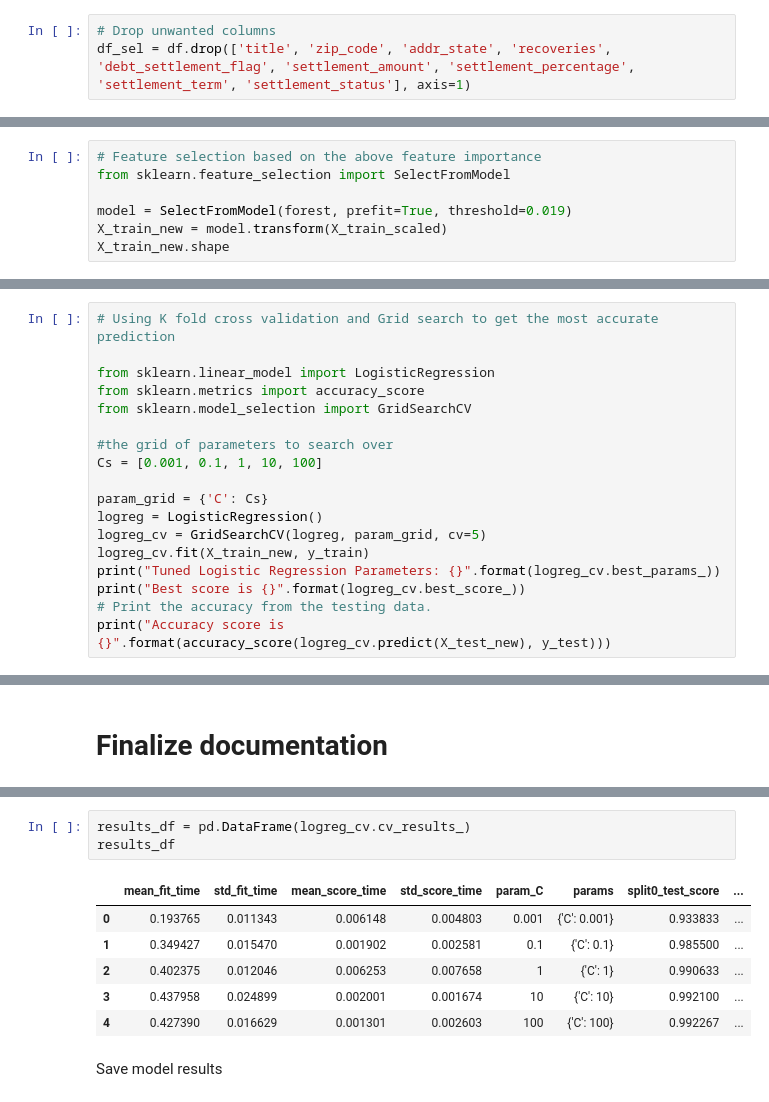
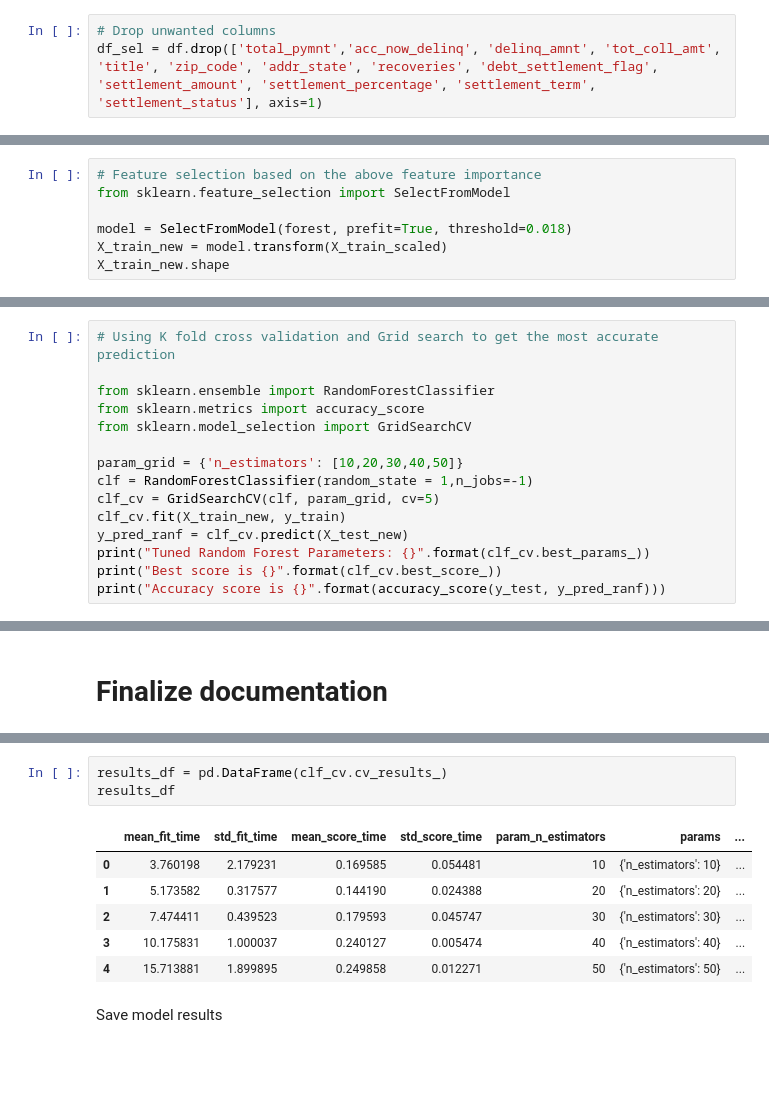
Before and after one commit to sudkpa/SB_DS, a Jupyter notebook: Career_Track/Capstone_Two/Documentation/Cap2_Notebook_stepsix.ipynb, the cells around one changed output, grey strips where cells are left out. Drawn from its saved outputs; the diff is of its cells as text; blank space fills up the shorter version.

```diff
--- a/Career_Track/Capstone_Two/Documentation/Cap2_Notebook_stepsix.ipynb
+++ b/Career_Track/Capstone_Two/Documentation/Cap2_Notebook_stepsix.ipynb
@@ -43,7 +43,7 @@ df.shape
 (2150627, 87)
 # %%
 # Drop unwanted columns
-df_sel = df.drop(['title', 'zip_code', 'addr_state', 'recoveries', 'debt_settlement_flag', 'settlement_amount', 'settlement_percentage', 'settlement_term', 'settlement_status'], axis=1)
+df_sel = df.drop(['total_pymnt','acc_now_delinq', 'delinq_amnt', 'tot_coll_amt', 'title', 'zip_code', 'addr_state', 'recoveries', 'debt_settlement_flag', 'settlement_amount', 'settlement_percentage', 'settlement_term', 'settlement_status'], axis=1)
 # %%
 # Drop irrelevant loan_status
 
@@ -197,7 +197,7 @@ plt.show()
 # Feature selection based on the above feature importance
 from sklearn.feature_selection import SelectFromModel
 
-model = SelectFromModel(forest, prefit=True, threshold=0.019)
+model = SelectFromModel(forest, prefit=True, threshold=0.018)
 X_train_new = model.transform(X_train_scaled)
 X_train_new.shape
 # %% [output]
@@ -229,19 +241,16 @@ term_ 60 months
 # %%
 # Using K fold cross validation and Grid search to get the most accurate prediction
 
-from sklearn.linear_model import LogisticRegression
+from sklearn.ensemble import RandomForestClassifier
 from sklearn.metrics import accuracy_score
 from sklearn.model_selection import GridSearchCV
 
-#the grid of parameters to search over
-Cs = [0.001, 0.1, 1, 10, 100]
-
-param_grid = {'C': Cs}
-logreg = LogisticRegression()
-logreg_cv = GridSearchCV(logreg, param_grid, cv=5)
-logreg_cv.fit(X_train_new, y_train)
-print("Tuned Logistic Regression Parameters: {}".format(logreg_cv.best_params_))
-print("Best score is {}".format(logreg_cv.best_score_))
-# Print the accuracy from the testing data.
-print("Accuracy score is {}".format(accuracy_score(logreg_cv.predict(X_test_new), y_test)))
+param_grid = {'n_estimators': [10,20,30,40,50]}
+clf = RandomForestClassifier(random_state = 1,n_jobs=-1)
+clf_cv = GridSearchCV(clf, param_grid, cv=5)
+clf_cv.fit(X_train_new, y_train)
+y_pred_ranf = clf_cv.predict(X_test_new)
+print("Tuned Random Forest Parameters: {}".format(clf_cv.best_params_))
+print("Best score is {}".format(clf_cv.best_score_))
+print("Accuracy score is {}".format(accuracy_score(y_test, y_pred_ranf)))
 # %% [output]
@@ -375,15 +383,15 @@ logreg_cv.best_index_
 # %% [output]
 4
 # %%
-results_df = pd.DataFrame(logreg_cv.cv_results_)
+results_df = pd.DataFrame(clf_cv.cv_results_)
 results_df
 # %% [output]
-|  | mean_fit_time | std_fit_time | mean_score_time | std_score_time | param_C | params | split0_test_score | ... |
-| 0 | 0.193765 | 0.011343 | 0.006148 | 0.004803 | 0.001 | {'C': 0.001} | 0.933833 | ... |
-| 1 | 0.349427 | 0.015470 | 0.001902 | 0.002581 | 0.1 | {'C': 0.1} | 0.985500 | ... |
-| 2 | 0.402375 | 0.012046 | 0.006253 | 0.007658 | 1 | {'C': 1} | 0.990633 | ... |
-| 3 | 0.437958 | 0.024899 | 0.002001 | 0.001674 | 10 | {'C': 10} | 0.992100 | ... |
-| 4 | 0.427390 | 0.016629 | 0.001301 | 0.002603 | 100 | {'C': 100} | 0.992267 | ... |
+|  | mean_fit_time | std_fit_time | mean_score_time | std_score_time | param_n_estimators | params | ... |
+| 0 | 3.760198 | 2.179231 | 0.169585 | 0.054481 | 10 | {'n_estimators': 10} | ... |
+| 1 | 5.173582 | 0.317577 | 0.144190 | 0.024388 | 20 | {'n_estimators': 20} | ... |
+| 2 | 7.474411 | 0.439523 | 0.179593 | 0.045747 | 30 | {'n_estimators': 30} | ... |
+| 3 | 10.175831 | 1.000037 | 0.240127 | 0.005474 | 40 | {'n_estimators': 40} | ... |
+| 4 | 15.713881 | 1.899895 | 0.249858 | 0.012271 | 50 | {'n_estimators': 50} | ... |
 # %% [markdown]
 Save model results
 # %%
```
Also changed, not shown: parts of 25 cells of this notebook, 3 other files.
